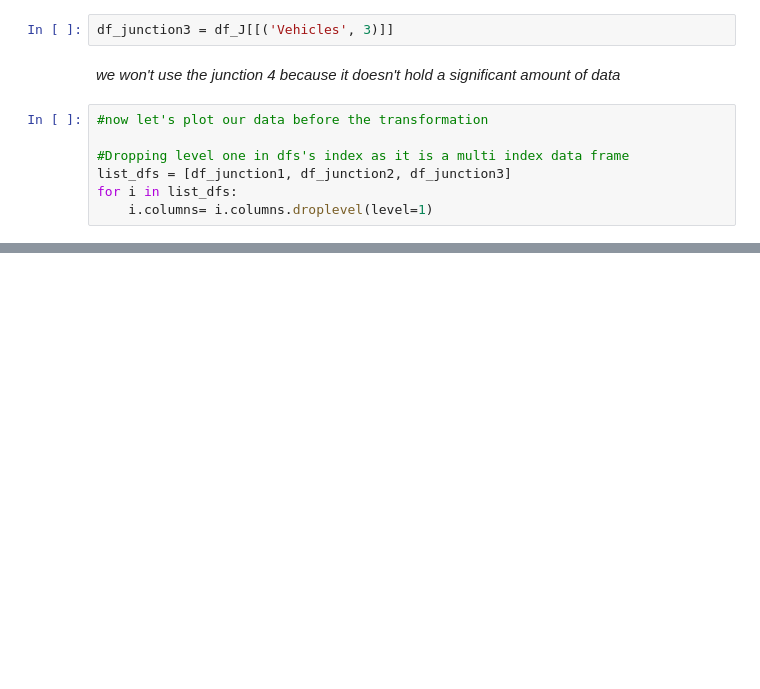
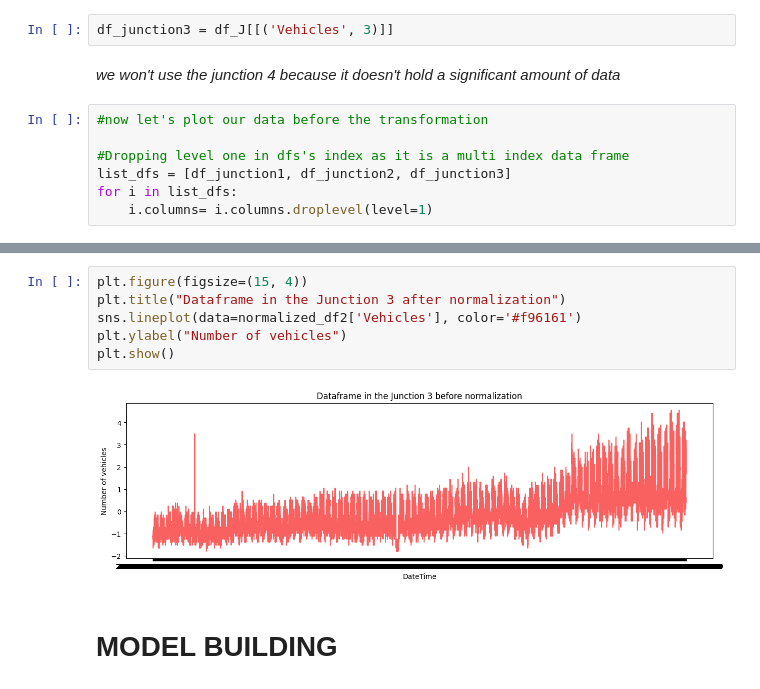
Before and after one commit to yuguerten/traffic_prediction_using_CNN, a Jupyter notebook: Traffic_prediction.ipynb, the cells around one changed output, grey strips where cells are left out. Cells and saved outputs as stored; diff of their text form; blank space fills up the shorter version.

```diff
--- a/Traffic_prediction.ipynb
+++ b/Traffic_prediction.ipynb
@@ -292,0 +319,10 @@ plt.show()
+# %%
+plt.figure(figsize=(15, 4))
+plt.title("Dataframe in the Junction 3 after normalization")
+sns.lineplot(data=normalized_df2['Vehicles'], color='#f96161')
+plt.ylabel("Number of vehicles")
+plt.show()
+# %% [output]
+[figure, added]
+# %% [markdown]
+# MODEL BUILDING
```
Also changed, not shown: parts of 21 cells of this notebook.
